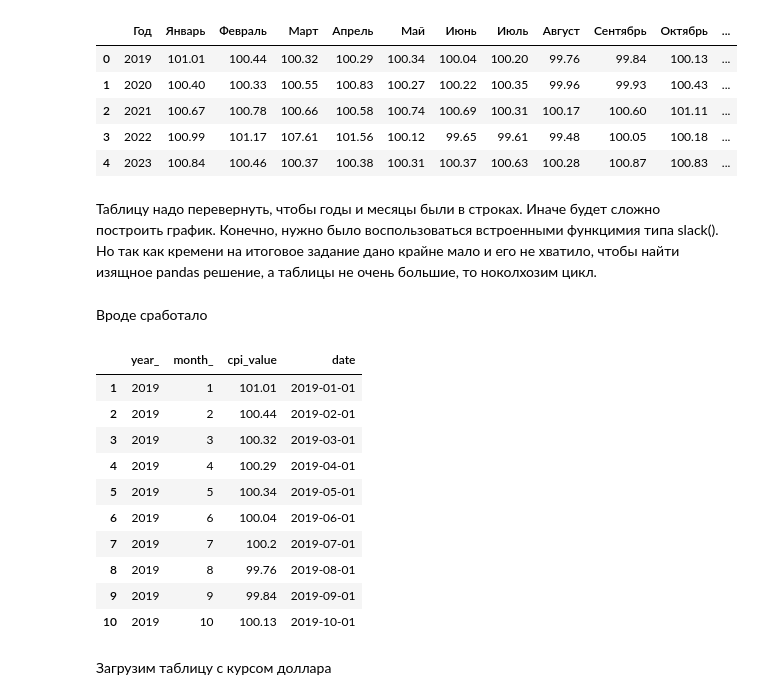
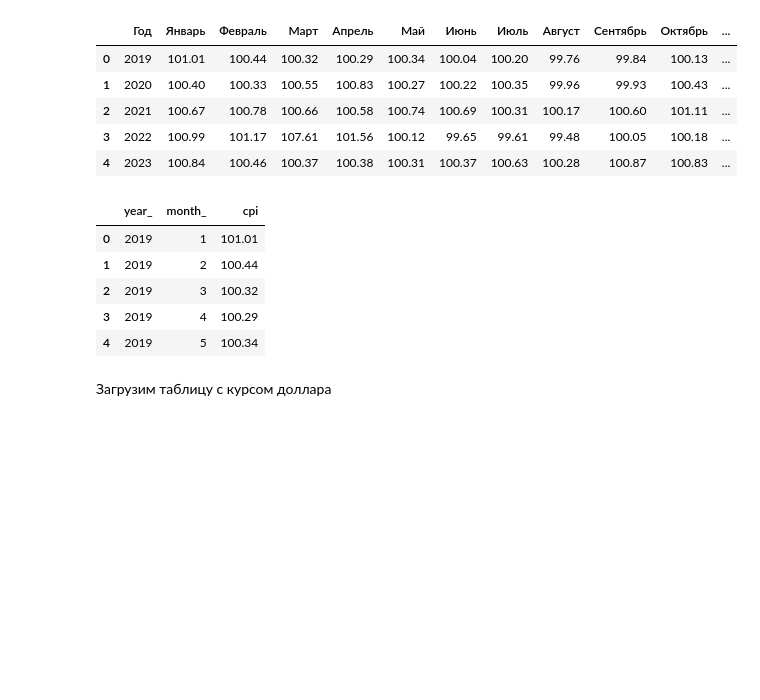
Before and after one commit to MBallod/Netologia_DS_Homeworks, a Jupyter notebook: FinaLHW_DS_Ballod.ipynb, the cells around one changed output. Drawn from its saved outputs; the diff is of its cells as text; code cells hidden in the pictures; blank space fills up the shorter version.

```diff
--- a/FinaLHW_DS_Ballod.ipynb
+++ b/FinaLHW_DS_Ballod.ipynb
@@ -19,5 +19,3 @@ new_cpi.head()
 | 2 | 2021 | 100.67 | 100.78 | 100.66 | 100.58 | 100.74 | 100.69 | 100.31 | 100.17 | 100.60 | 101.11 | ... |
 | 3 | 2022 | 100.99 | 101.17 | 107.61 | 101.56 | 100.12 | 99.65 | 99.61 | 99.48 | 100.05 | 100.18 | ... |
 | 4 | 2023 | 100.84 | 100.46 | 100.37 | 100.38 | 100.31 | 100.37 | 100.63 | 100.28 | 100.87 | 100.83 | ... |
-# %% [markdown]
-Таблицу надо перевернуть, чтобы годы и месяцы были в строках. Иначе будет сложно построить график. Конечно, нужно было воспользоваться встроенными функцимия типа slack(). Но так как кремени на итоговое задание дано крайне мало и его не хватило, чтобы найти изящное pandas решение, а таблицы не очень большие, то ноколхозим цикл.
@@ -38,19 +22,15 @@ for row_ in range(1,len(new_cpi)+1):
-# %% [markdown]
-Вроде сработало
-# %%
-cpi_in_column.head(10)
-# %% [output]
-|  | year_ | month_ | cpi_value | date |
-| 1 | 2019 | 1 | 101.01 | 2019-01-01 |
-| 2 | 2019 | 2 | 100.44 | 2019-02-01 |
-| 3 | 2019 | 3 | 100.32 | 2019-03-01 |
-| 4 | 2019 | 4 | 100.29 | 2019-04-01 |
-| 5 | 2019 | 5 | 100.34 | 2019-05-01 |
-| 6 | 2019 | 6 | 100.04 | 2019-06-01 |
-| 7 | 2019 | 7 | 100.2 | 2019-07-01 |
-| 8 | 2019 | 8 | 99.76 | 2019-08-01 |
-| 9 | 2019 | 9 | 99.84 | 2019-09-01 |
-| 10 | 2019 | 10 | 100.13 | 2019-10-01 |
+# %%
+cpi_in_column = new_cpi.set_index(0).stack().to_frame(name = 'cpi')
+cpi_in_column.reset_index(inplace= True)
+cpi_in_column.rename(columns={0:'year_', 'level_1':'month_'}, inplace=True)
+cpi_in_column.head()
+# %% [output]
+|  | year_ | month_ | cpi |
+| 0 | 2019 | 1 | 101.01 |
+| 1 | 2019 | 2 | 100.44 |
+| 2 | 2019 | 3 | 100.32 |
+| 3 | 2019 | 4 | 100.29 |
+| 4 | 2019 | 5 | 100.34 |
 # %% [markdown]
 Загрузим таблицу с курсом доллара
 # %%
```
Also changed, not shown: parts of 7 cells of this notebook, 2 other files.
